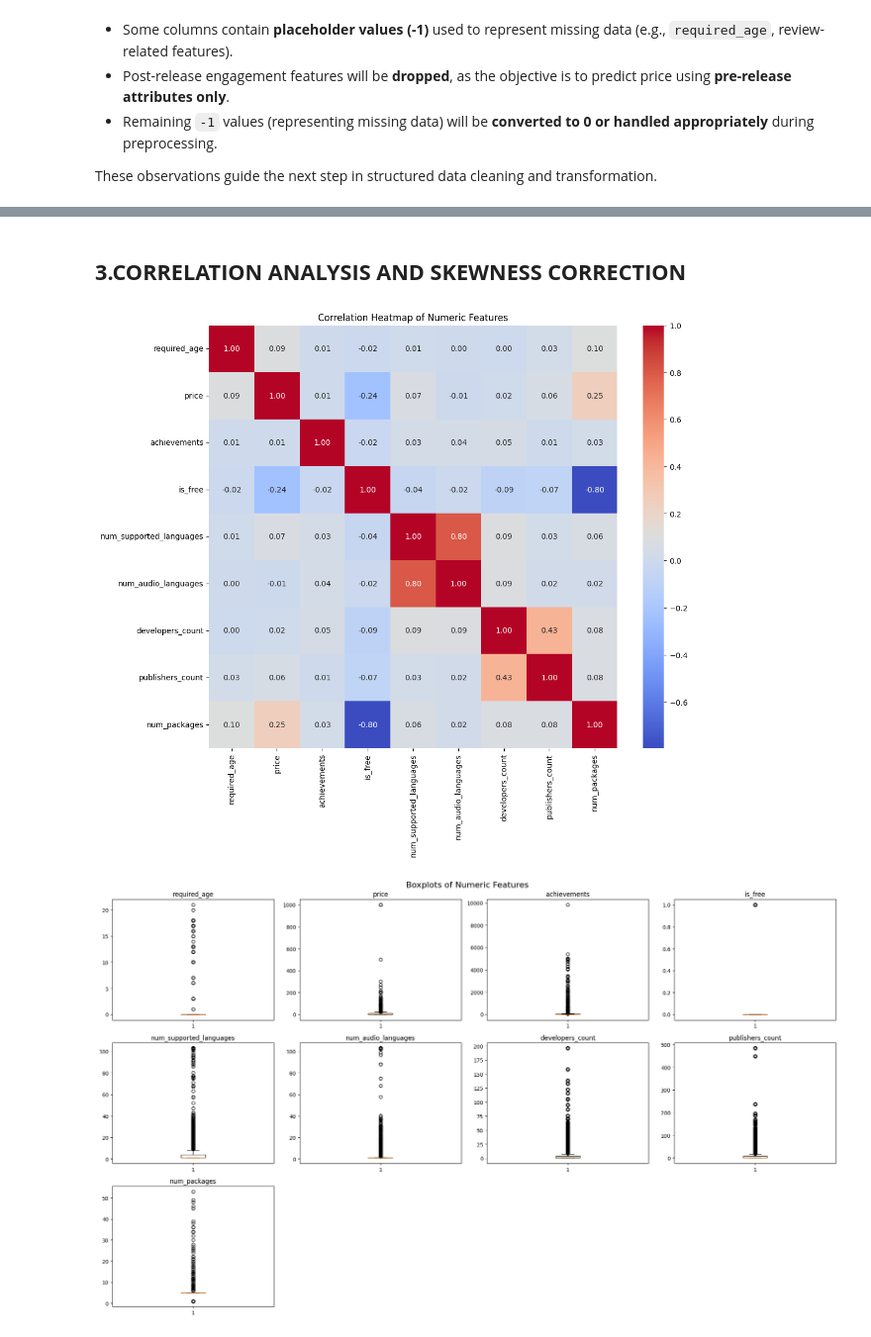
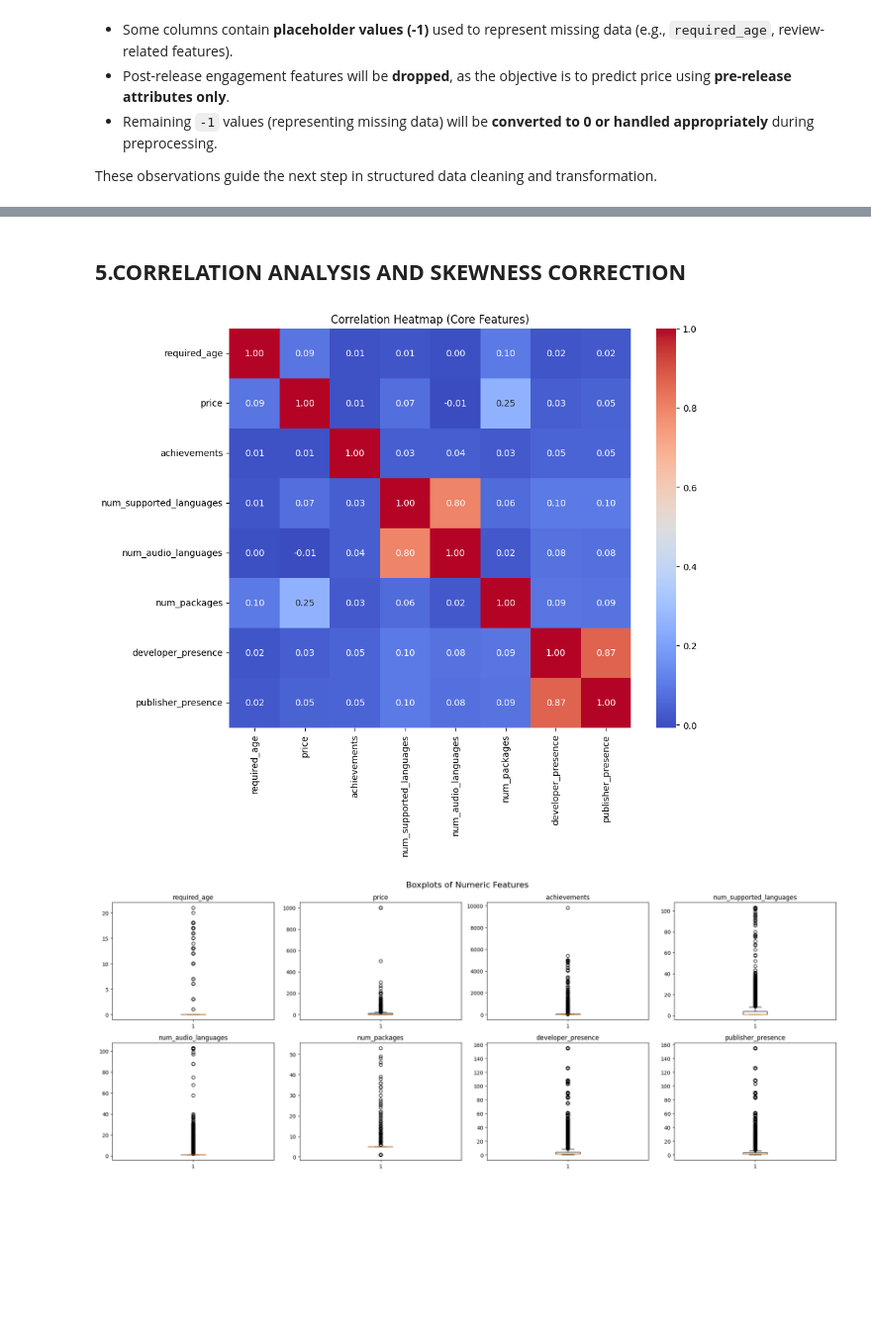
Before and after one commit to RudraKumar002/steam-price-intelligence-system, a Jupyter notebook: notebooks/02_Feature_Engineering.ipynb, the cells around one changed output, grey strips where cells are left out. Shown at 99% size. Saved outputs shown, nothing was run; the diff lists cells and outputs as text; code cells hidden in the pictures; blank space fills up the shorter version.

```diff
--- a/notebooks/02_Feature_Engineering.ipynb
+++ b/notebooks/02_Feature_Engineering.ipynb
@@ -409,0 +517,18 @@ The dataset is now structured, reduced, and optimized for modeling using pre-rel
+# %%
+fe_df = pd.concat([train_df, test_df])
+# %%
+fe_df = fe_df.sort_index()
+# %%
+# dropping the original columns that were used to create new features
+
+fe_columns = ['release_date',
+              'supported_languages',
+              'full_audio_languages',
+              'packages',
+              'developers',
+              'publishers',
+              "genres",
+              "tags",
+              "categories"]
+
+fe_df = fe_df.drop(columns=fe_columns, errors='ignore')
@@ -410,35 +614,44 @@ The dataset is now structured, reduced, and optimized for modeling using pre-rel
 # %% [markdown]
-## **3.CORRELATION ANALYSIS AND SKEWNESS CORRECTION**
+## **5.CORRELATION ANALYSIS AND SKEWNESS CORRECTION**
 # %%
-# plotting correlation heatmap of numeric columns
-numeric_columns = fe_df.select_dtypes(include=['int64','float64']).columns
-plt.figure(figsize=(12, 10))
-sns.heatmap(fe_df[numeric_columns].corr(), annot=True, cmap='coolwarm', fmt='.2f')
-plt.title('Correlation Heatmap of Numeric Features')
+core_cols = [
+    'required_age',
+    'price',
+    'achievements',
+    'num_supported_languages',
+    'num_audio_languages',
+    'num_packages',
+    'developer_presence',
+    'publisher_presence'
+]
+
+plt.figure(figsize=(10, 8))
+sns.heatmap(fe_df[core_cols].corr(), annot=True, cmap='coolwarm', fmt='.2f')
+plt.title('Correlation Heatmap (Core Features)')
 plt.show()
 # %% [output]
-[figure, old version]
+[figure, new version]
 # %%
 # plotting boxplots for numeric columns to check for outliers
 
-num_cols = len(numeric_columns)
+num_cols = len(core_cols)
 cols = 4
 rows = math.ceil(num_cols / cols)
 
 plt.figure(figsize=(20, rows * 4))
 
 plt.suptitle('Boxplots of Numeric Features', fontsize=16)
 
-for i, col in enumerate(numeric_columns):
+for i, col in enumerate(core_cols):
     plt.subplot(rows, cols, i + 1)
     plt.boxplot(fe_df[col].dropna())
     plt.title(col)
 
 plt.subplots_adjust(top=0.92)
 plt.tight_layout()
 plt.show()
 # %% [output]
-[figure, old version]
+[figure, new version]
 # %%
 cols_to_log = [
     'achievements',
```
Also changed, not shown: parts of 44 cells of this notebook, 23 other files.
